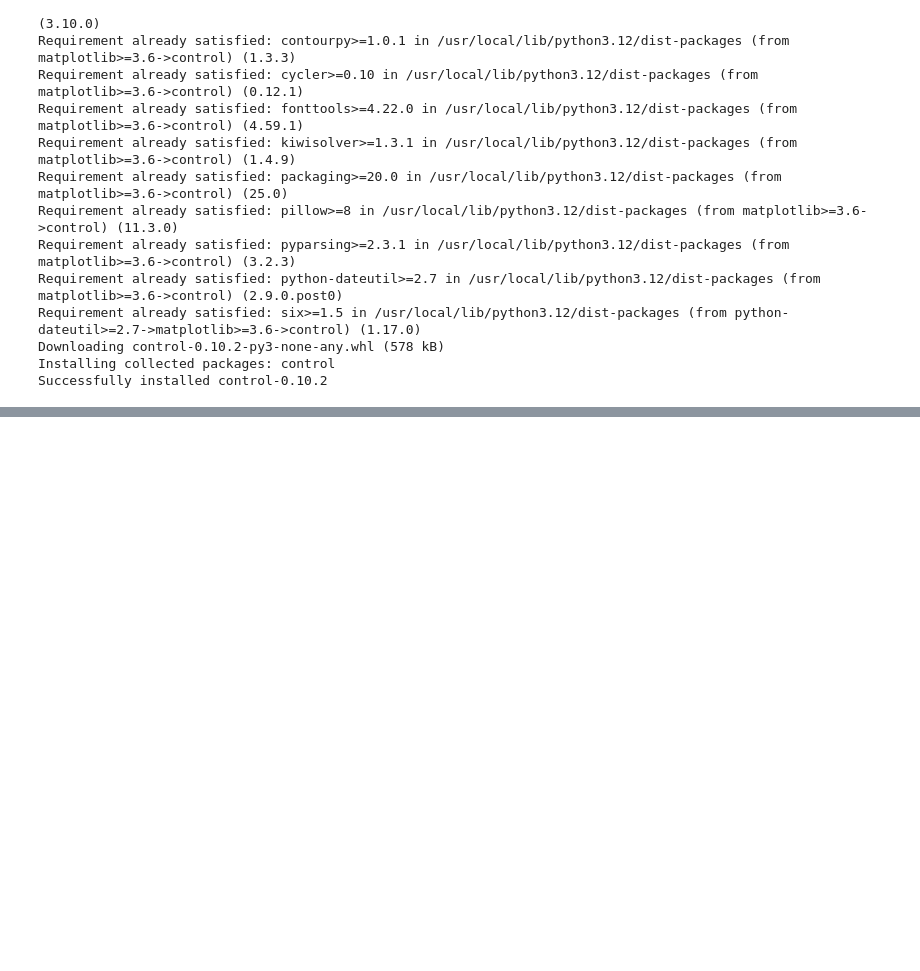
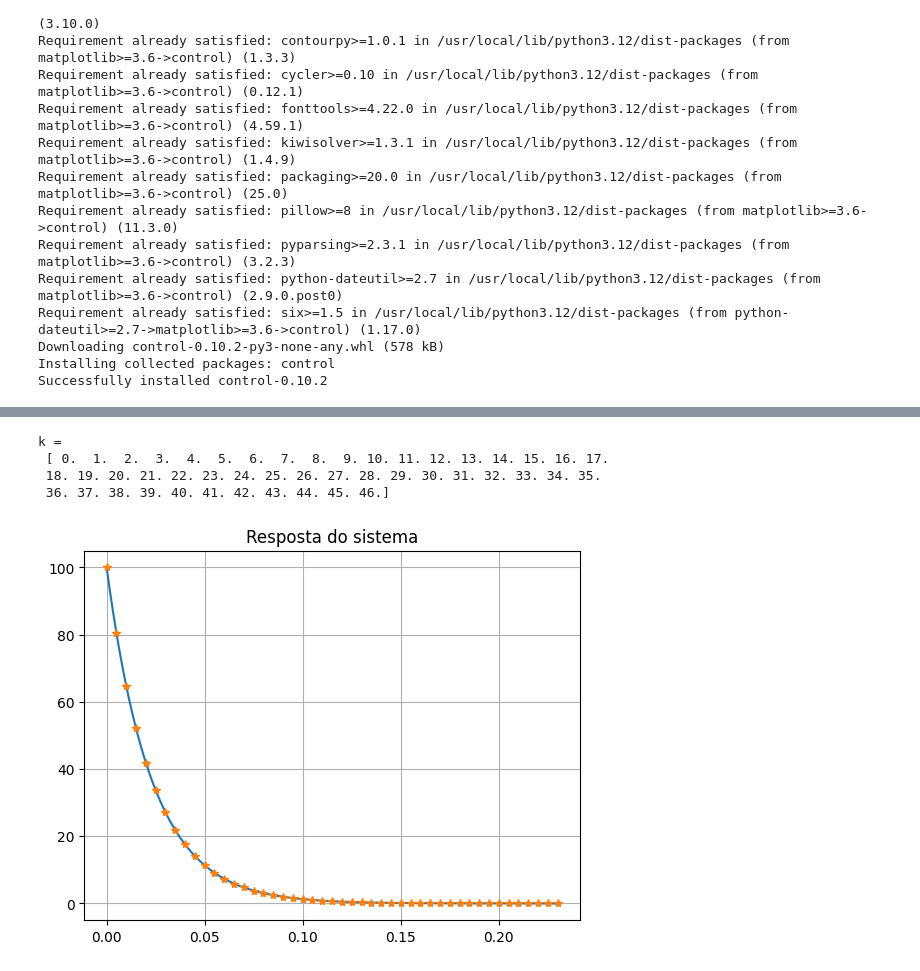
Before and after one commit to MatheusrCunha/sistemas-de-controle-2, a Jupyter notebook: equacao_recursiva.ipynb, the cells around one changed output, grey strips where cells are left out. Cells and saved outputs as stored; diff of their text form; code cells hidden in the pictures; blank space fills up the shorter version.

```diff
--- a/equacao_recursiva.ipynb
+++ b/equacao_recursiva.ipynb
@@ -42,0 +66,16 @@ a =
+# %%
+k = np.linspace(0, Tf/T, Kmax);
+print("k = \n",k)
+V2 = Vo*np.exp(-k*T/RC);
+#print("V2 = \n", V2)
+plt.figure()
+plt.title("Resposta do sistema")
+plt.grid(True)
+plt.plot(t,V1,k*T, V2,'*')
+plt.show()
+# %% [output]
+k =
+ [ 0.  1.  2.  3.  4.  5.  6.  7.  8.  9. 10. 11. 12. 13. 14. 15. 16. 17.
+ 18. 19. 20. 21. 22. 23. 24. 25. 26. 27. 28. 29. 30. 31. 32. 33. 34. 35.
+ 36. 37. 38. 39. 40. 41. 42. 43. 44. 45. 46.]
+[figure, added]
```
Also changed, not shown: parts of 6 cells of this notebook.
